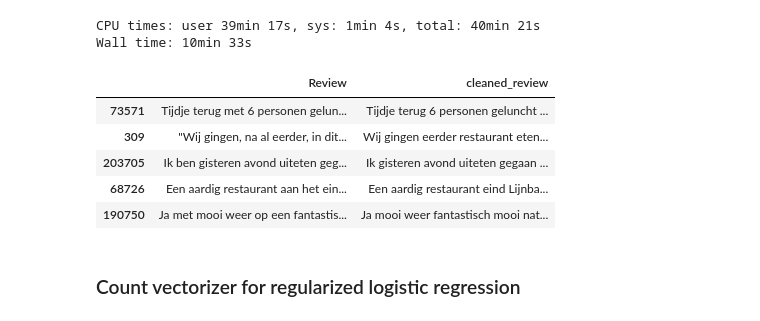
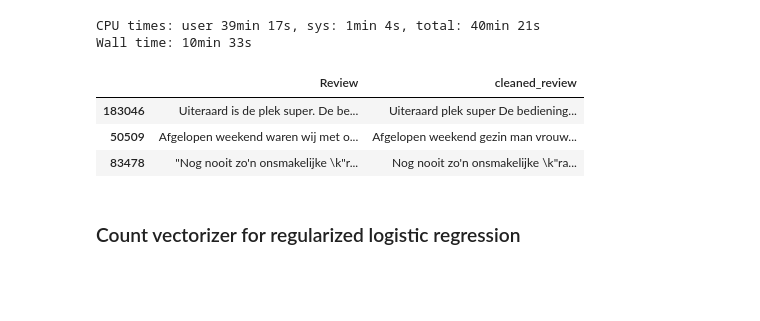
Before and after one commit to longhowlam/python_hobby_stuff, a Jupyter notebook: RestaurantReviews.ipynb, the cells around one changed output. Saved outputs shown, nothing was run; the diff lists cells and outputs as text; code cells hidden in the pictures; blank space fills up the shorter version.

```diff
--- a/RestaurantReviews.ipynb
+++ b/RestaurantReviews.ipynb
@@ -160,13 +182,13 @@ review_sample.to_pickle
+# %%
+review_sample = pd.read_pickle("reviews_NL2.pck")
 # %%
 pd.options.display.max_colwidth = 1000
-review_sample[["Review", "cleaned_review"]].sample(5)
+review_sample[["Review", "cleaned_review"]].sample(3)
 # %% [output]
 |  | Review | cleaned_review |
-| 73571 | Tijdje terug met 6 personen gelun... | Tijdje terug 6 personen geluncht ... |
-| 309 | "Wij gingen, na al eerder, in dit... | Wij gingen eerder restaurant eten... |
-| 203705 | Ik ben gisteren avond uiteten geg... | Ik gisteren avond uiteten gegaan ... |
-| 68726 | Een aardig restaurant aan het ein... | Een aardig restaurant eind Lijnba... |
-| 190750 | Ja met mooi weer op een fantastis... | Ja mooi weer fantastisch mooi nat... |
+| 183046 | Uiteraard is de plek super. De be... | Uiteraard plek super De bediening... |
+| 50509 | Afgelopen weekend waren wij met o... | Afgelopen weekend gezin man vrouw... |
+| 83478 | "Nog nooit zo'n onsmakelijke \k"r... | Nog nooit zo'n onsmakelijke \k"ra... |
 # %% [markdown]
 ### Count vectorizer for regularized logistic regression
 # %%
```
Also changed, not shown: parts of 11 cells of this notebook.
